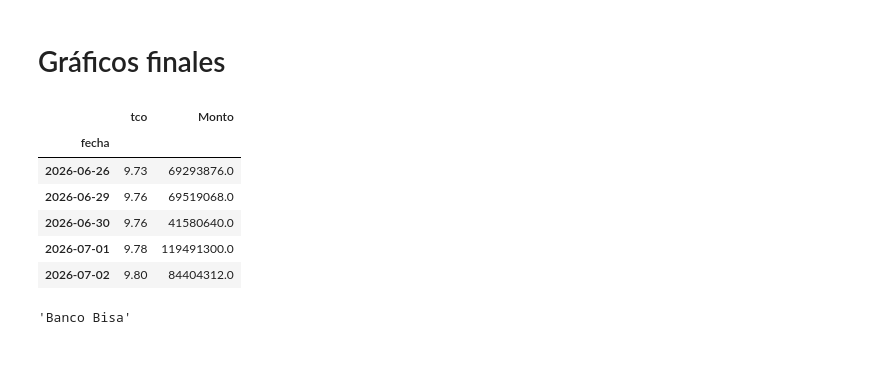
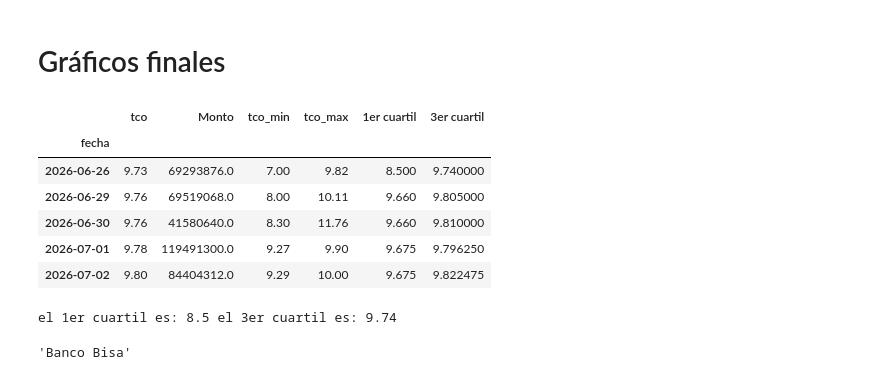
Before and after one commit to RhomDan/tipo_cambio_oficial_bcb, a Jupyter notebook: info_tco_bcb.ipynb, the cells around one changed output. Cells and saved outputs as stored; diff of their text form; code cells hidden in the pictures.

```diff
--- a/info_tco_bcb.ipynb
+++ b/info_tco_bcb.ipynb
@@ -269,16 +265,25 @@ plt.show()
 import plotly.express as px
 # %%
 tco = pd.read_csv('df_canasta_bancos_operaciones_usd.csv')
-montos = tco.query('banco != "TOTAL BANCOS"').groupby('fecha').agg({'Monto':'sum'})
+montos = tco.query('banco != "TOTAL BANCOS"').groupby('fecha').agg({'Monto':'sum', 'TC (En Bs/USD)':'min', 'TC (En Bs/USD)':['min', 'max']}).rename(columns={'sum':'Monto','max': 'tco_max', 'min': 'tco_min'})
+montos.columns = [col[-1] for col in montos.columns]
 tipo_cambio = tco.query('banco != "TOTAL BANCOS"').groupby('fecha').apply(lambda x: round(np.average(x['TC (En Bs/USD)'], weights = x['Monto']), 2)).rename('tco')
-df_tco_montos = pd.concat(objs = [tipo_cambio, montos], axis = 1, join = 'inner')
+primer_cuartil = tco.query('banco != "TOTAL BANCOS"').groupby(by = 'fecha').apply(lambda x: np.quantile(x['TC (En Bs/USD)'], q = 0.25)).rename('1er cuartil')
+tercer_cuartil = tco.query('banco != "TOTAL BANCOS"').groupby(by = 'fecha').apply(lambda x: np.quantile(x['TC (En Bs/USD)'], q = 0.75)).rename('3er cuartil')
+df_tco_montos = pd.concat(objs = [tipo_cambio, montos, primer_cuartil, tercer_cuartil], axis = 1, join = 'inner')
 df_tco_montos.head()
 # %% [output]
-|  | tco | Monto |
-| fecha |  |  |
-| 2026-06-26 | 9.73 | 69293876.0 |
-| 2026-06-29 | 9.76 | 69519068.0 |
-| 2026-06-30 | 9.76 | 41580640.0 |
-| 2026-07-01 | 9.78 | 119491300.0 |
-| 2026-07-02 | 9.80 | 84404312.0 |
+|  | tco | Monto | tco_min | tco_max | 1er cuartil | 3er cuartil |
+| fecha |  |  |  |  |  |  |
+| 2026-06-26 | 9.73 | 69293876.0 | 7.00 | 9.82 | 8.500 | 9.740000 |
+| 2026-06-29 | 9.76 | 69519068.0 | 8.00 | 10.11 | 9.660 | 9.805000 |
+| 2026-06-30 | 9.76 | 41580640.0 | 8.30 | 11.76 | 9.660 | 9.810000 |
+| 2026-07-01 | 9.78 | 119491300.0 | 9.27 | 9.90 | 9.675 | 9.796250 |
+| 2026-07-02 | 9.80 | 84404312.0 | 9.29 | 10.00 | 9.675 | 9.822475 |
+# %%
+primer_cuartil = np.quantile(tco.query('banco != "TOTAL BANCOS" & fecha == "2026-06-26"').sort_values('TC (En Bs/USD)')['TC (En Bs/USD)'], q = 0.25)
+tercer_cuartil = np.quantile(tco.query('banco != "TOTAL BANCOS" & fecha == "2026-06-26"').sort_values('TC (En Bs/USD)')['TC (En Bs/USD)'], q = 0.75)
+print('el 1er cuartil es:', primer_cuartil, 'el 3er cuartil es:', tercer_cuartil)
+# %% [output]
+el 1er cuartil es: 8.5 el 3er cuartil es: 9.74
 # %%
```
Also changed, not shown: parts of 3 cells of this notebook, 4 other files.
